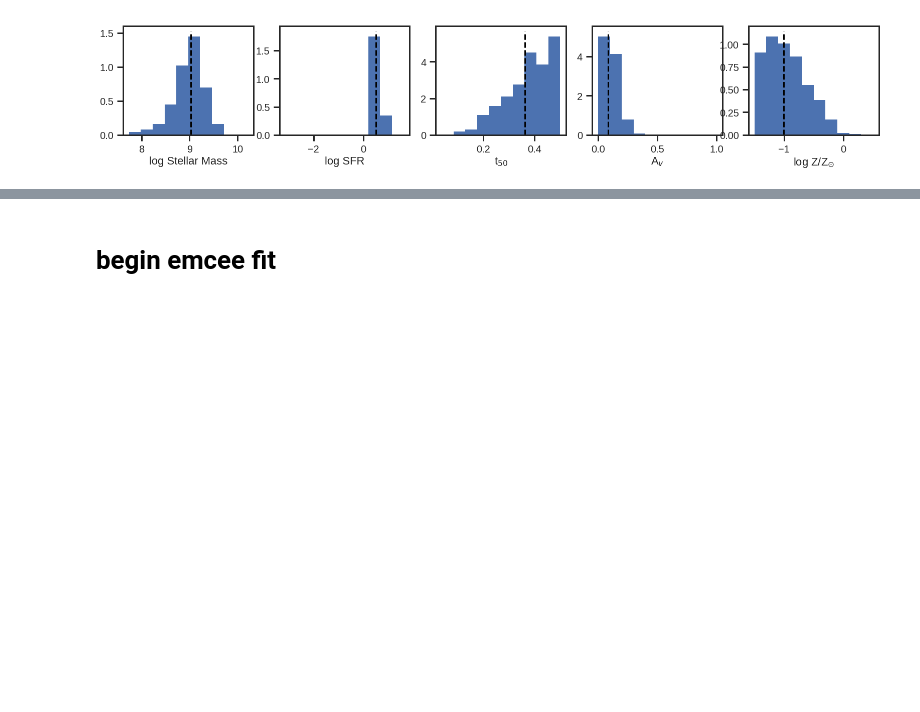
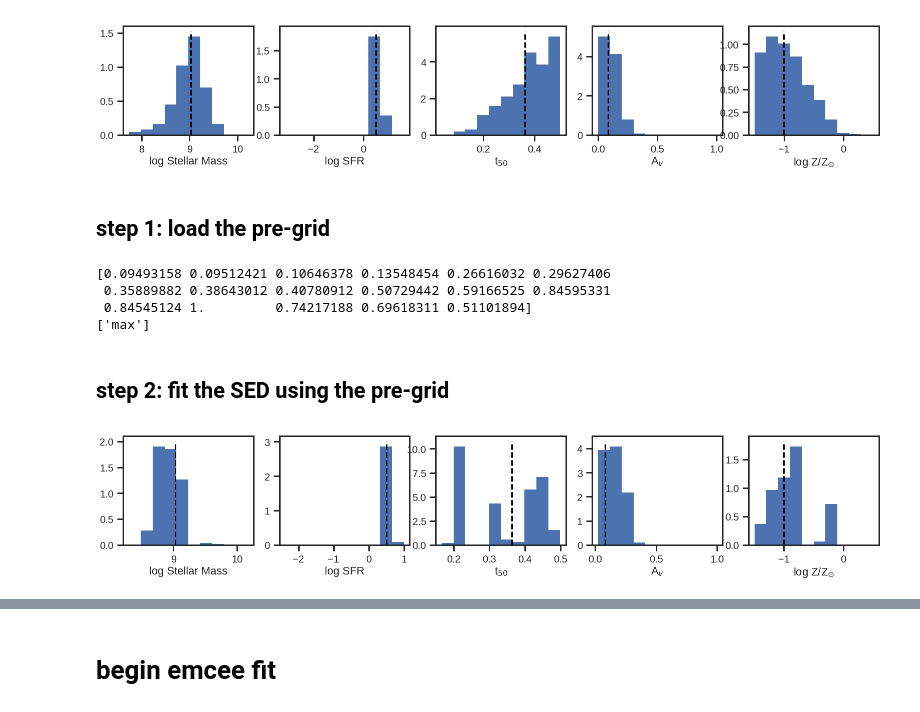
Before and after one commit to kartheikiyer/dense_basis, a Jupyter notebook: test_sed.ipynb, the cells around one changed output, grey strips where cells are left out. Saved outputs shown, nothing was run; the diff lists cells and outputs as text; code cells hidden in the pictures; blank space fills up the shorter version.

Commit message:
added posterior calculation

```diff
--- a/test_sed.ipynb
+++ b/test_sed.ipynb
@@ -123,3 +125,22 @@ chi2_arr = db.fit_sed_pregrid(rand_sed, 0.1*rand_sed, pg_theta, make_posterior_p
                            truths = (rand_sfh_tuple[0], rand_sfh_tuple[1], rand_sfh_tuple[-1], rand_Av, rand_Z))
 # %% [output]
 [figure]
+# %% [markdown]
+## step 1: load the pre-grid
+# %%
+pg_sfhs, pg_Z, pg_Av, pg_z, pg_seds, norm_method = db.load_pregrid_sednorm('dense_basis/pregrids/sfh_pregrid_size_100.mat')
+pg_theta = [pg_sfhs, pg_Z, pg_Av, pg_z, pg_seds]
+print(pg_seds[0:,3])
+print(norm_method)
+# %% [output]
+[0.09493158 0.09512421 0.10646378 0.13548454 0.26616032 0.29627406
+ 0.35889882 0.38643012 0.40780912 0.50729442 0.59166525 0.84595331
+ 0.84545124 1.         0.74217188 0.69618311 0.51101894]
+['max']
+# %% [markdown]
+## step 2: fit the SED using the pre-grid
+# %%
+chi2_arr = db.fit_sed_pregrid(rand_sed, 0.1*rand_sed, pg_theta, make_posterior_plots= True, norm_method=norm_method,
+                           truths = (rand_sfh_tuple[0], rand_sfh_tuple[1], rand_sfh_tuple[-1], rand_Av, rand_Z))
+# %% [output]
+[figure, added]
```
Also changed, not shown: parts of 5 cells of this notebook, 3 other files.
